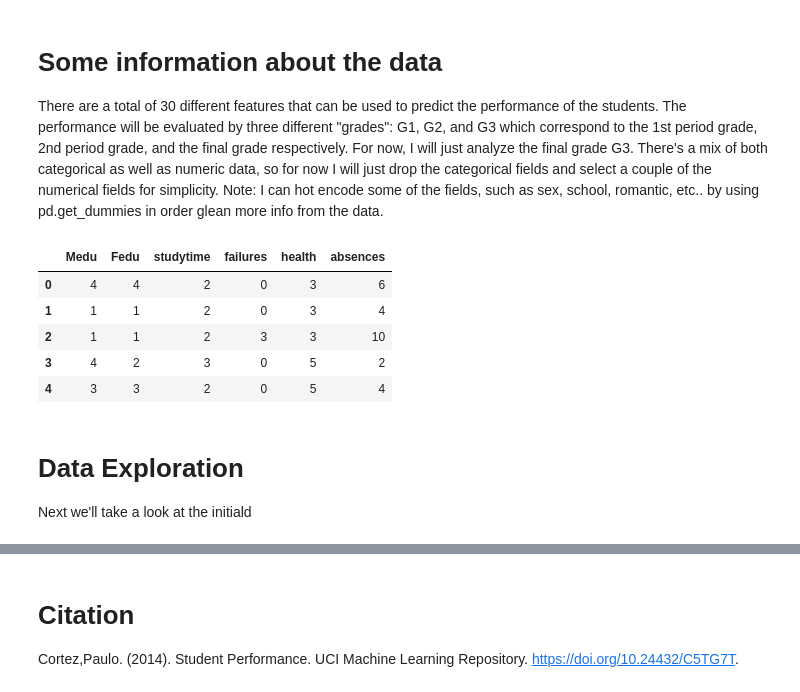
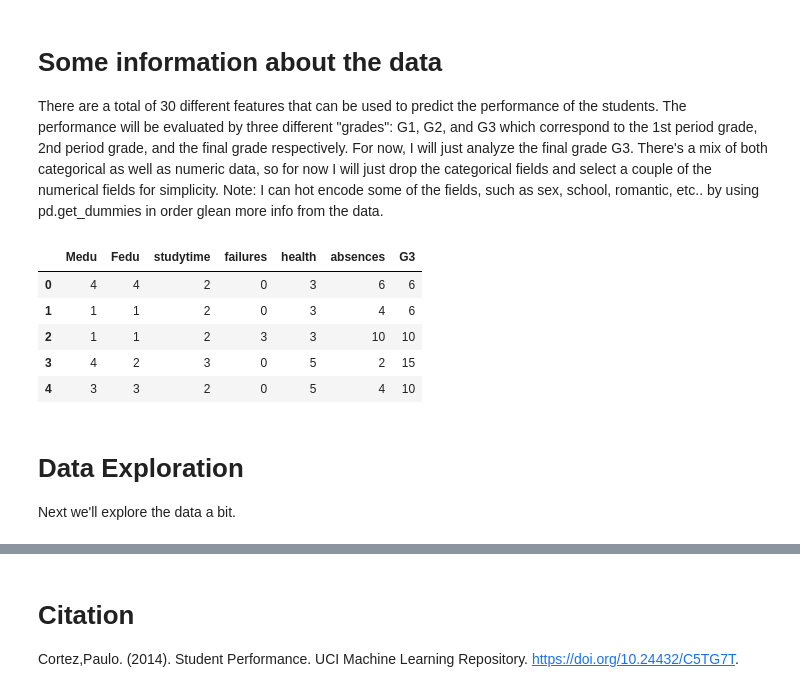
Before and after one commit to ZhangDev1/ML_Projects, a Jupyter notebook: PredictStudentPerformance/PredictStudentPerformance.ipynb, the cells around one changed output, grey strips where cells are left out. Saved outputs shown, nothing was run; the diff lists cells and outputs as text; code cells hidden in the pictures.

Commit message:
Performing initial data exploration on Medu and Fedu fields

```diff
--- a/PredictStudentPerformance/PredictStudentPerformance.ipynb
+++ b/PredictStudentPerformance/PredictStudentPerformance.ipynb
@@ -67,16 +69,16 @@ memory usage: 102.0+ KB
 
 There are a total of 30 different features that can be used to predict the performance of the students. The performance will be evaluated by three different "grades": G1, G2, and G3 which correspond to the 1st period grade, 2nd period grade, and the final grade respectively. For now, I will just analyze the final grade G3. There's a mix of both categorical as well as numeric data, so for now I will just drop the categorical fields and select a couple of the numerical fields for simplicity. Note: I can hot encode some of the fields, such as sex, school, romantic, etc.. by using pd.get_dummies in order glean more info from the data.
 # %%
-df = data[["Medu", "Fedu", "studytime", "failures", "health", "absences"]]
+df = data[["Medu", "Fedu", "studytime", "failures", "health", "absences", "G3"]]
 df.head()
 # %% [output]
-|  | Medu | Fedu | studytime | failures | health | absences |
-| 0 | 4 | 4 | 2 | 0 | 3 | 6 |
-| 1 | 1 | 1 | 2 | 0 | 3 | 4 |
-| 2 | 1 | 1 | 2 | 3 | 3 | 10 |
-| 3 | 4 | 2 | 3 | 0 | 5 | 2 |
-| 4 | 3 | 3 | 2 | 0 | 5 | 4 |
+|  | Medu | Fedu | studytime | failures | health | absences | G3 |
+| 0 | 4 | 4 | 2 | 0 | 3 | 6 | 6 |
+| 1 | 1 | 1 | 2 | 0 | 3 | 4 | 6 |
+| 2 | 1 | 1 | 2 | 3 | 3 | 10 | 10 |
+| 3 | 4 | 2 | 3 | 0 | 5 | 2 | 15 |
+| 4 | 3 | 3 | 2 | 0 | 5 | 4 | 10 |
 # %% [markdown]
 # Data Exploration
 
-Next we'll take a look at the initiald
+Next we'll explore the data a bit.
```
Also changed, not shown: parts of 6 cells of this notebook.
